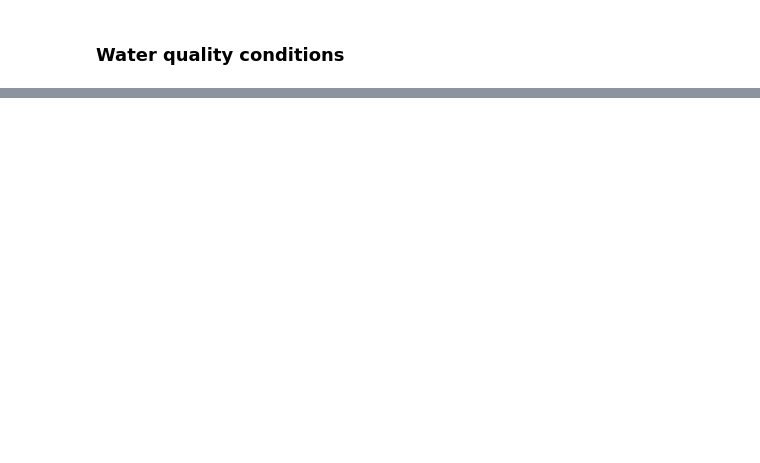
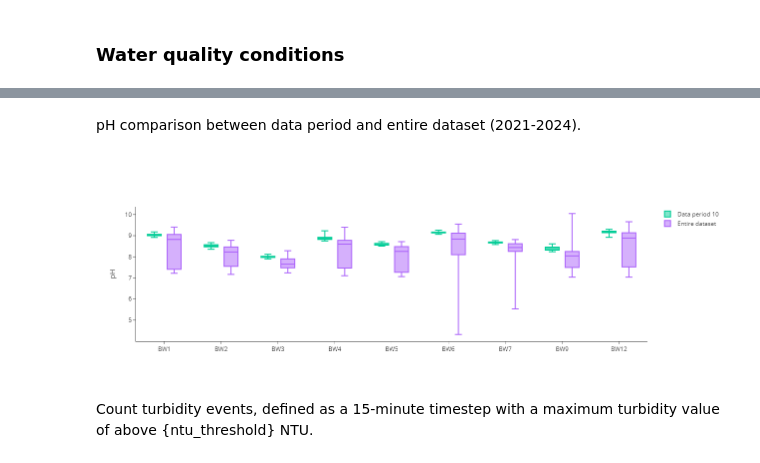
Before and after one commit to bradleywjenks/bayesian-wq-calibration, a Jupyter notebook: notebooks/01-data-period-features.ipynb, the cells around one changed output, grey strips where cells are left out. Saved outputs shown, nothing was run; the diff lists cells and outputs as text; code cells hidden in the pictures; blank space fills up the shorter version.

```diff
--- a/notebooks/01-data-period-features.ipynb
+++ b/notebooks/01-data-period-features.ipynb
@@ -236,0 +279,67 @@ fig.show()
+# %% [markdown]
+pH comparison between data period and entire dataset (2021-2024).
+# %%
+ph_df = wq_df[(wq_df['data_type'] == 'ph')].dropna(subset=['mean'])
+ph_df.loc[(ph_df['mean'] < 4) | (ph_df['mean'] > 11), 'mean'] = np.nan
+ph_period_stats = ph_df.groupby('bwfl_id')['mean'].describe(percentiles=[.01, .10, .25, .50, .75, .90, .99])
+ph_dataset_stats = get_sensor_stats('ph', ph_df['bwfl_id'].unique())
+
+fig = go.Figure()
+
+for i, bwfl_id in enumerate(ph_period_stats.index):
+    stats = ph_period_stats.loc[bwfl_id]
+
+    if stats['count'] != 0:
+        fig.add_trace(go.Box(
+            x=[bwfl_id],
+            lowerfence=[stats['min']],
+            q1=[stats['25%']],
+            median=[stats['50%']],
+            q3=[stats['75%']],
+            upperfence=[stats['max']],
+            name=f'Data period {str(data_period).zfill(2)}',
+            marker_color=default_colors[2],
+            boxpoints=False,
+            offsetgroup='temp_period_stats',
+            showlegend=(i == 0)
+        ))
+
+for i, bwfl_id in enumerate(ph_dataset_stats.index):
+    stats = ph_dataset_stats.loc[bwfl_id]
+
+    if stats['count'] != 0:
+        fig.add_trace(go.Box(
+            x=[bwfl_id],
+            lowerfence=[stats['min']],
+            q1=[stats['25%']],
+            median=[stats['50%']],
+            q3=[stats['75%']],
+            upperfence=[stats['max']],
+            name='Entire dataset',
+            marker_color=default_colors[3],
+            boxpoints=False,
+            offsetgroup='temp_dataset_stats',
+            showlegend=(i == 0)
+        ))
+
+fig.update_layout(
+    yaxis_title='pH',
+    xaxis_title='',
+    xaxis=dict(
+        tickmode='array',
+        tickvals=sorted(ph_df['bwfl_id'].unique(), key=lambda x: int(x[2:])),
+        ticktext=sorted(ph_df['bwfl_id'].unique(), key=lambda x: int(x[2:])),
+        categoryorder='array',
+        categoryarray=sorted(ph_df['bwfl_id'].unique(), key=lambda x: int(x[2:]))
+    ),
+    legend_title_text='',
+    template='simple_white',
+    boxmode='group',
+    height=450,
+)
+
+fig.show()
+# %% [output]
+[figure, added]
+# %% [markdown]
+Count turbidity events, defined as a 15-minute timestep with a maximum turbidity value of above {ntu_threshold} NTU.
```
Also changed, not shown: parts of 14 cells of this notebook, 1 other file.
